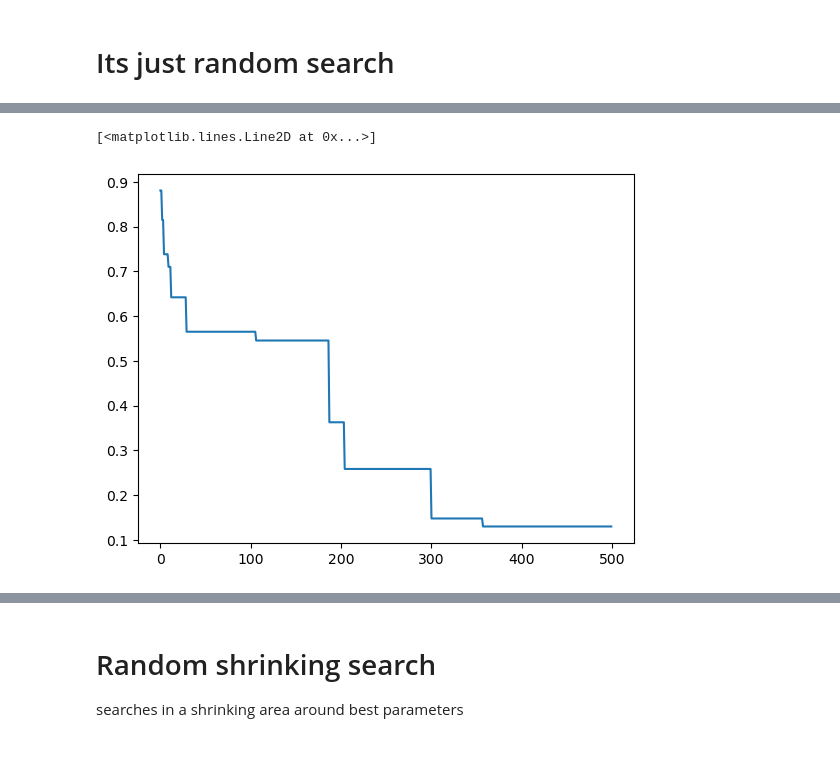
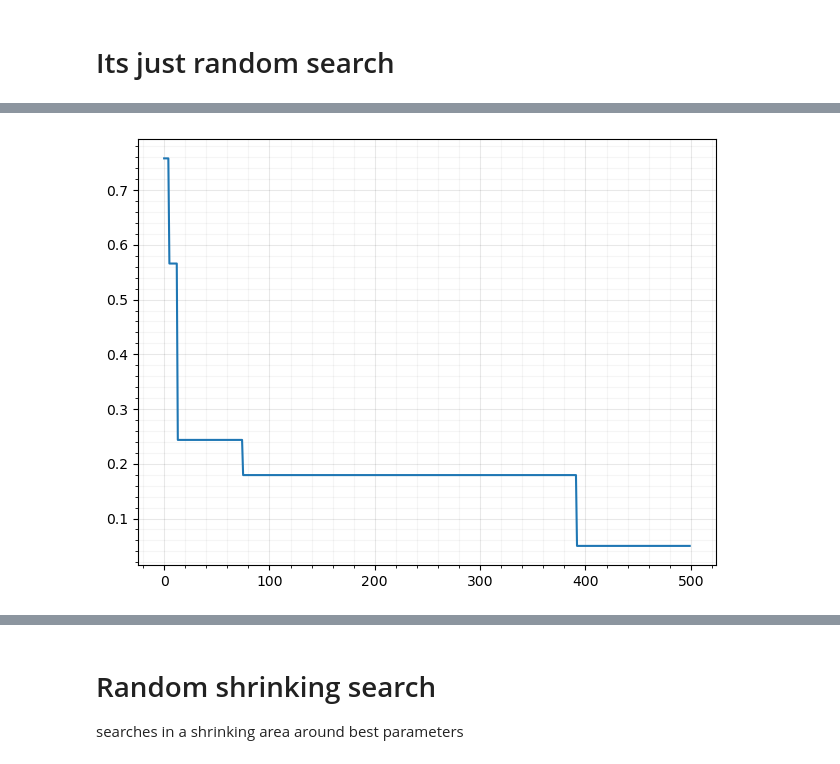
Before and after one commit to inikishev/torchzero-old, a Jupyter notebook: notebooks/random search.ipynb, the cells around one changed output, grey strips where cells are left out. Drawn from its saved outputs; the diff is of its cells as text; code cells hidden in the pictures.

```diff
--- a/notebooks/random search.ipynb
+++ b/notebooks/random search.ipynb
@@ -25,8 +22,7 @@ plt.scatter(*zip(*descent.get_coord_history_pixels()), c=descent.loss_history, c
-# %%
-plt.plot(losses)
-# %% [output]
-[<matplotlib.lines.Line2D at 0x...>]
-[figure, removed]
+# %%
+descent.plot_losses()
+# %% [output]
+[figure, added]
 # %%
 def randlike_in_range(param,**kwargs):
     rand = torch.rand_like(param)
```
Also changed, not shown: parts of 5 cells of this notebook, 12 other files.
